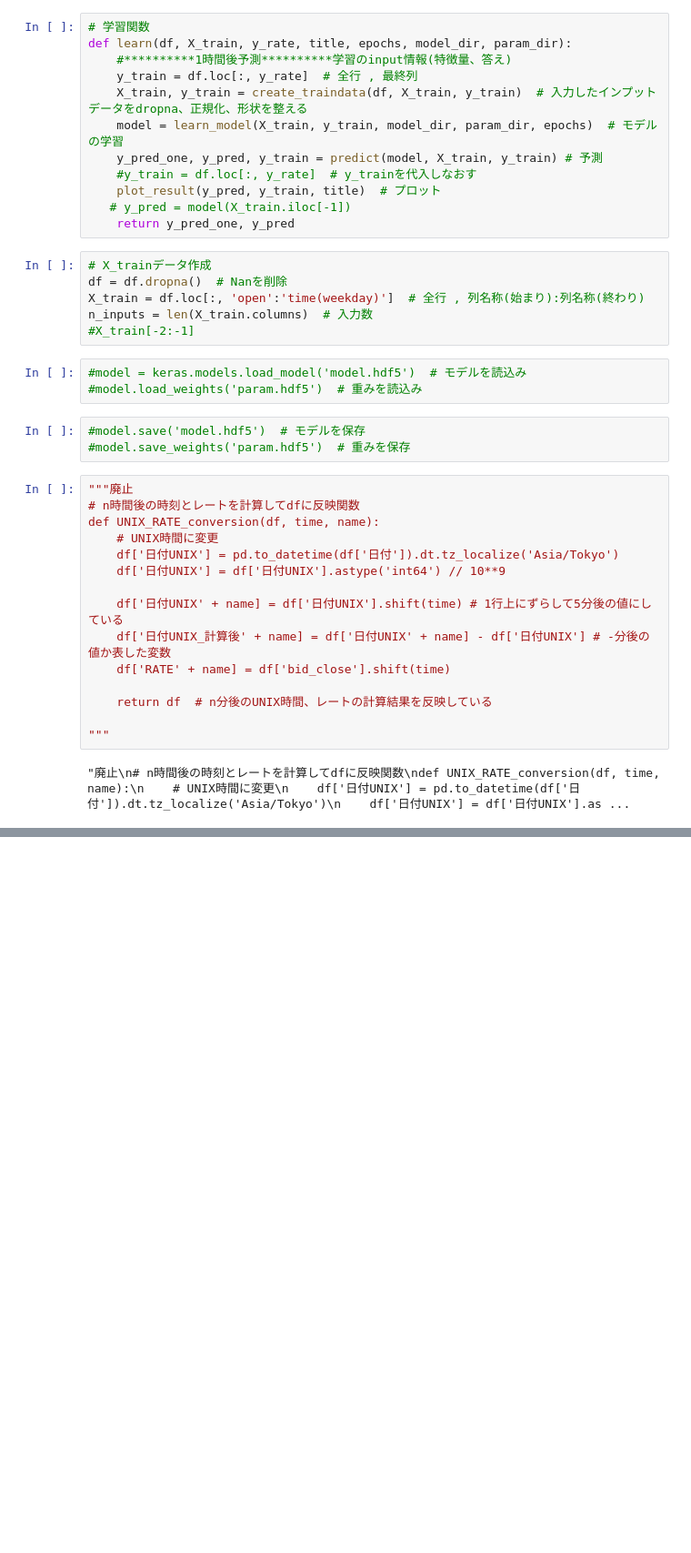
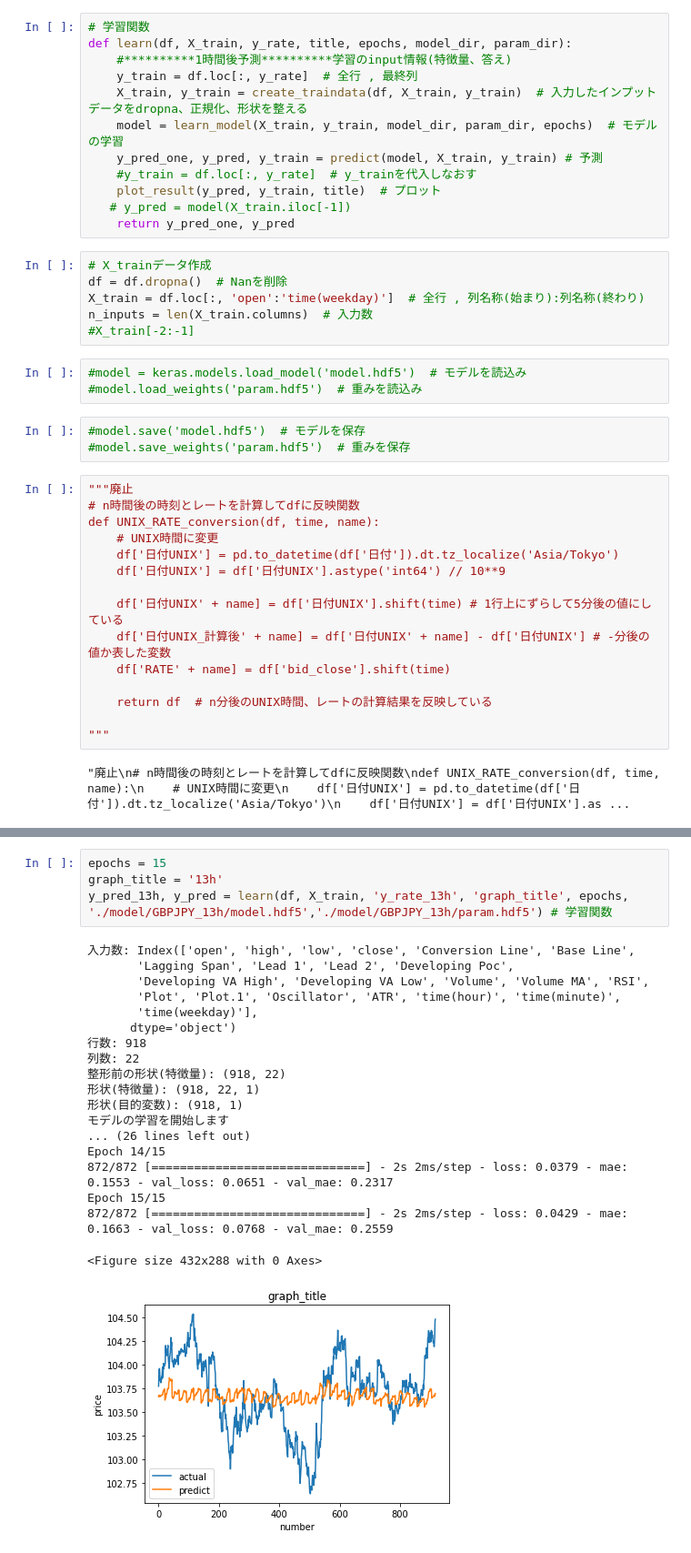
Before and after one commit to hnmwt/deep, a Jupyter notebook: FX/oanda/モデル作成.ipynb, the cells around one changed output, grey strips where cells are left out. Shown at 91% size. Saved outputs shown, nothing was run; the diff lists cells and outputs as text; blank space fills up the shorter version.

```diff
--- a/FX/oanda/モデル作成.ipynb
+++ b/FX/oanda/モデル作成.ipynb
@@ -321,0 +504,24 @@ y_pred_12h, y_pred = learn(df, X_train, 'y_rate_12h', 'graph_title', epochs, './
+# %%
+epochs = 15
+graph_title = '13h'
+y_pred_13h, y_pred = learn(df, X_train, 'y_rate_13h', 'graph_title', epochs, './model/GBPJPY_13h/model.hdf5','./model/GBPJPY_13h/param.hdf5') # 学習関数
+# %% [output]
+入力数: Index(['open', 'high', 'low', 'close', 'Conversion Line', 'Base Line',
+       'Lagging Span', 'Lead 1', 'Lead 2', 'Developing Poc',
+       'Developing VA High', 'Developing VA Low', 'Volume', 'Volume MA', 'RSI',
+       'Plot', 'Plot.1', 'Oscillator', 'ATR', 'time(hour)', 'time(minute)',
+       'time(weekday)'],
+      dtype='object')
+行数: 918
+列数: 22
+整形前の形状(特徴量): (918, 22)
+形状(特徴量): (918, 22, 1)
+形状(目的変数): (918, 1)
+モデルの学習を開始します
+... (26 lines left out)
+Epoch 14/15
+872/872 [==============================] - 2s 2ms/step - loss: 0.0379 - mae: 0.1553 - val_loss: 0.0651 - val_mae: 0.2317
+Epoch 15/15
+872/872 [==============================] - 2s 2ms/step - loss: 0.0429 - mae: 0.1663 - val_loss: 0.0768 - val_mae: 0.2559
+<Figure size 432x288 with 0 Axes>
+[figure, added]
```
Also changed, not shown: parts of 26 cells of this notebook.
